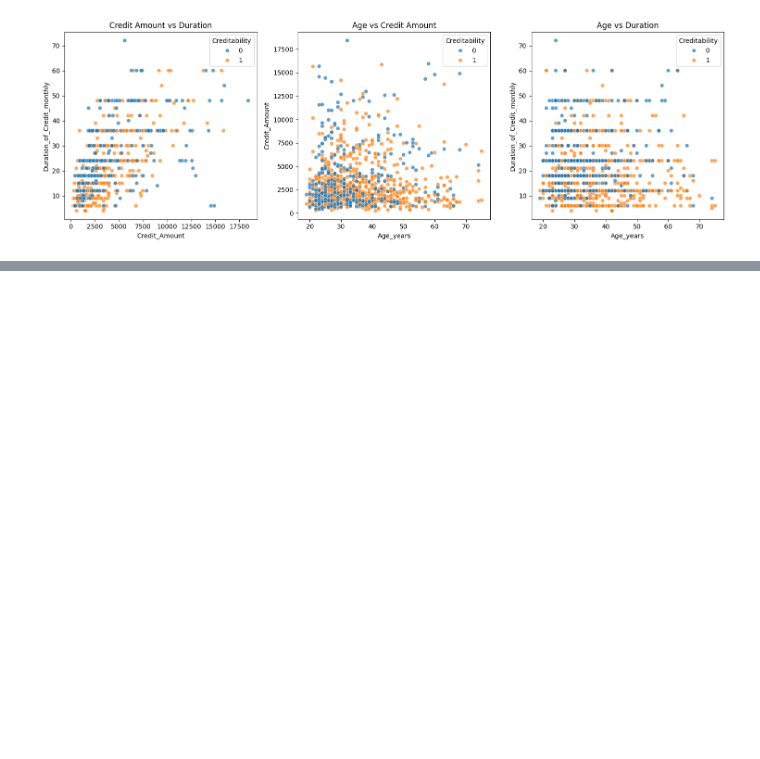
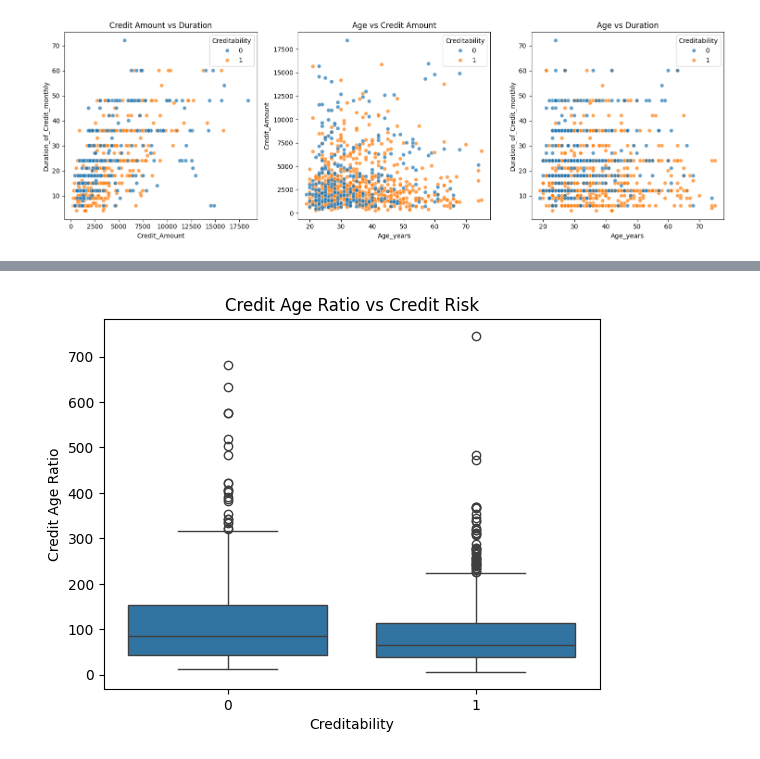
Before and after one commit to ritavinagreiro/projeto-cd-grupo5, a Jupyter notebook: notebooks/1.0_eda_limpeza.ipynb, the cells around one changed output, grey strips where cells are left out. Saved outputs shown, nothing was run; the diff lists cells and outputs as text; code cells hidden in the pictures; blank space fills up the shorter version.

```diff
--- a/notebooks/1.0_eda_limpeza.ipynb
+++ b/notebooks/1.0_eda_limpeza.ipynb
@@ -334,0 +429,10 @@ plt.show()
+# %%
+sns.boxplot(x='Creditability', y='Credit_Age_Ratio', data=df)
+
+plt.title('Credit Age Ratio vs Credit Risk')
+plt.xlabel('Creditability')
+plt.ylabel('Credit Age Ratio')
+
+plt.show()
+# %% [output]
+[figure, added]
```
Also changed, not shown: parts of 21 cells of this notebook.
